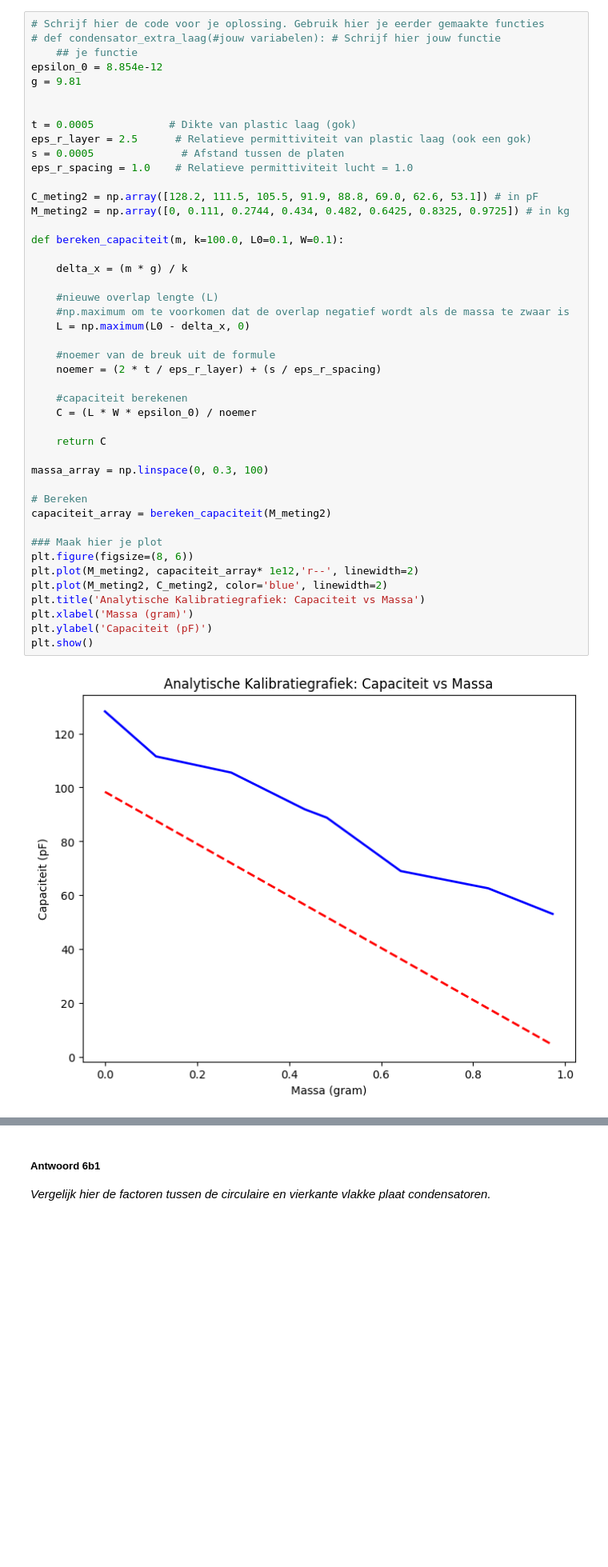
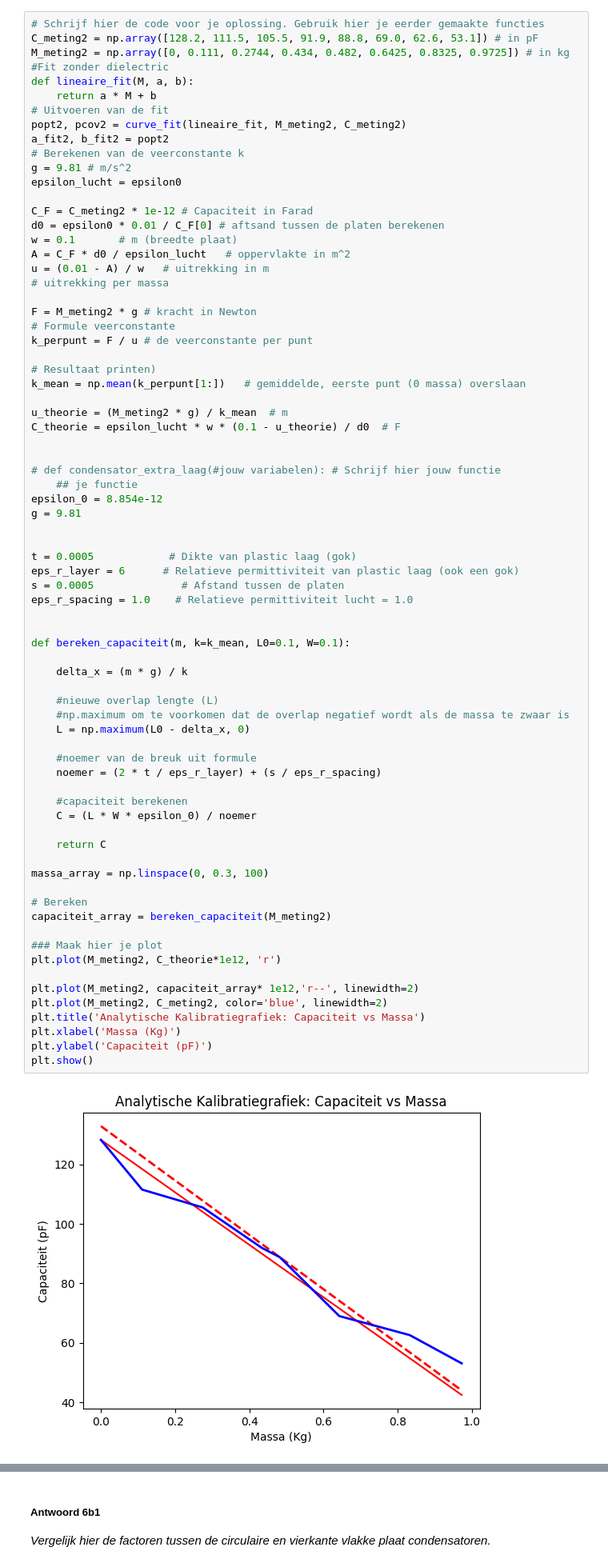
Before and after one commit to BobVill/opdrachten-DEF-D, a Jupyter notebook: DigitaleOntwerpopdrachten/1CondensatorOpdracht/CondensatorOntwerpopdracht.ipynb, the cells around one changed output, grey strips where cells are left out. Shown at 80% size. Drawn from its saved outputs; the diff is of its cells as text; blank space fills up the shorter version.

```diff
--- a/DigitaleOntwerpopdrachten/1CondensatorOpdracht/CondensatorOntwerpopdracht.ipynb
+++ b/DigitaleOntwerpopdrachten/1CondensatorOpdracht/CondensatorOntwerpopdracht.ipynb
@@ -880,6 +880,36 @@ $C(m) = \frac{(L_0 + \frac{m \cdot g}{k}) \cdot W \cdot \epsilon_0}{\frac{2t}{\e
 ![figure 5.1](![WhatsApp Image 2026-03-03 at 19.40.30.jpeg](<attachment:WhatsApp Image 2026-03-03 at 19.40.30.jpeg>))
 # %%
 # Schrijf hier de code voor je oplossing. Gebruik hier je eerder gemaakte functies
+C_meting2 = np.array([128.2, 111.5, 105.5, 91.9, 88.8, 69.0, 62.6, 53.1]) # in pF
+M_meting2 = np.array([0, 0.111, 0.2744, 0.434, 0.482, 0.6425, 0.8325, 0.9725]) # in kg
+#Fit zonder dielectric
+def lineaire_fit(M, a, b):
+    return a * M + b
+# Uitvoeren van de fit
+popt2, pcov2 = curve_fit(lineaire_fit, M_meting2, C_meting2)
+a_fit2, b_fit2 = popt2
+# Berekenen van de veerconstante k
+g = 9.81 # m/s^2
+epsilon_lucht = epsilon0
+
+C_F = C_meting2 * 1e-12 # Capaciteit in Farad
+d0 = epsilon0 * 0.01 / C_F[0] # aftsand tussen de platen berekenen
+w = 0.1       # m (breedte plaat)
+A = C_F * d0 / epsilon_lucht   # oppervlakte in m^2
+u = (0.01 - A) / w   # uitrekking in m
+# uitrekking per massa
+
+F = M_meting2 * g # kracht in Newton
+# Formule veerconstante
+k_perpunt = F / u # de veerconstante per punt
+
+# Resultaat printen)
+k_mean = np.mean(k_perpunt[1:])   # gemiddelde, eerste punt (0 massa) overslaan
+
+u_theorie = (M_meting2 * g) / k_mean  # m
+C_theorie = epsilon_lucht * w * (0.1 - u_theorie) / d0  # F
+
+
 # def condensator_extra_laag(#jouw variabelen): # Schrijf hier jouw functie
     ## je functie
 epsilon_0 = 8.854e-12
@@ -887,44 +917,43 @@ g = 9.81
 
 
 t = 0.0005            # Dikte van plastic laag (gok)
-eps_r_layer = 2.5      # Relatieve permittiviteit van plastic laag (ook een gok)
+eps_r_layer = 6      # Relatieve permittiviteit van plastic laag (ook een gok)
 s = 0.0005              # Afstand tussen de platen
 eps_r_spacing = 1.0    # Relatieve permittiviteit lucht = 1.0
 
-C_meting2 = np.array([128.2, 111.5, 105.5, 91.9, 88.8, 69.0, 62.6, 53.1]) # in pF
-M_meting2 = np.array([0, 0.111, 0.2744, 0.434, 0.482, 0.6425, 0.8325, 0.9725]) # in kg
 
-def bereken_capaciteit(m, k=100.0, L0=0.1, W=0.1):
+def bereken_capaciteit(m, k=k_mean, L0=0.1, W=0.1):
 
     delta_x = (m * g) / k
 
     #nieuwe overlap lengte (L)
     #np.maximum om te voorkomen dat de overlap negatief wordt als de massa te zwaar is
     L = np.maximum(L0 - delta_x, 0)
 
-    #noemer van de breuk uit de formule
+    #noemer van de breuk uit formule
     noemer = (2 * t / eps_r_layer) + (s / eps_r_spacing)
 
     #capaciteit berekenen
     C = (L * W * epsilon_0) / noemer
 
     return C
 
 massa_array = np.linspace(0, 0.3, 100)
 
 # Bereken
 capaciteit_array = bereken_capaciteit(M_meting2)
 
 ### Maak hier je plot
-plt.figure(figsize=(8, 6))
+plt.plot(M_meting2, C_theorie*1e12, 'r')
+
 plt.plot(M_meting2, capaciteit_array* 1e12,'r--', linewidth=2)
 plt.plot(M_meting2, C_meting2, color='blue', linewidth=2)
 plt.title('Analytische Kalibratiegrafiek: Capaciteit vs Massa')
-plt.xlabel('Massa (gram)')
+plt.xlabel('Massa (Kg)')
 plt.ylabel('Capaciteit (pF)')
 plt.show()
 # %% [output]
-[figure, old version]
+[figure, new version]
 # %% [markdown]
 ##### Antwoorden 6a
 
```
Also changed, not shown: parts of 1 cell of this notebook.
